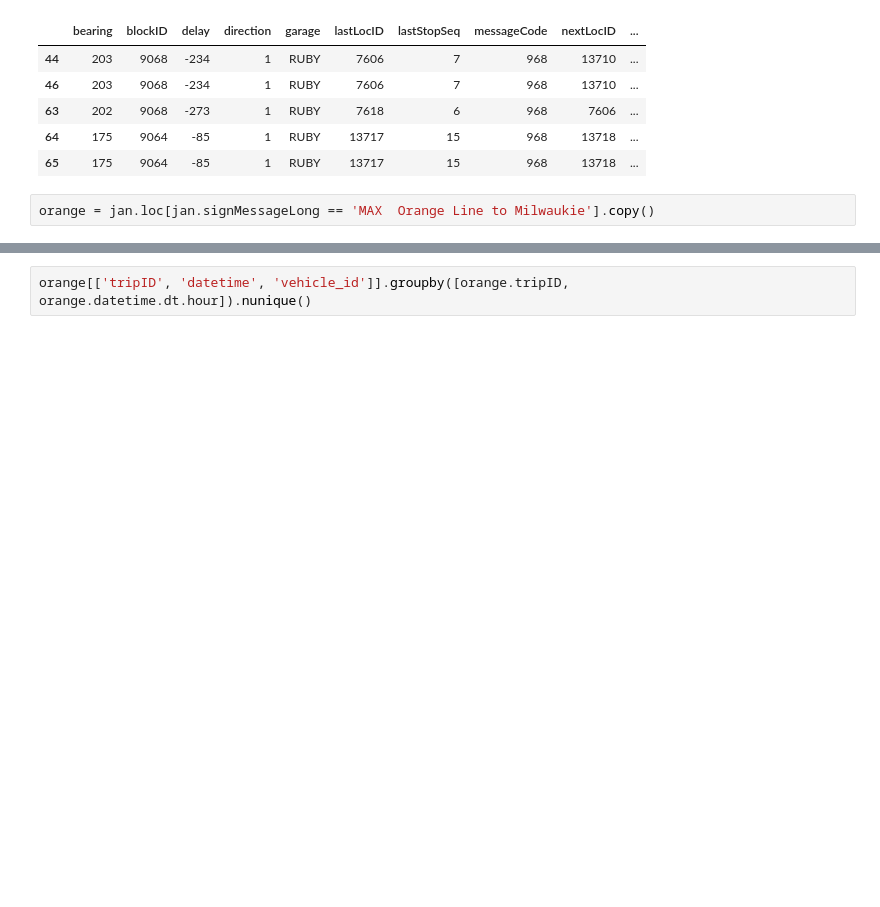
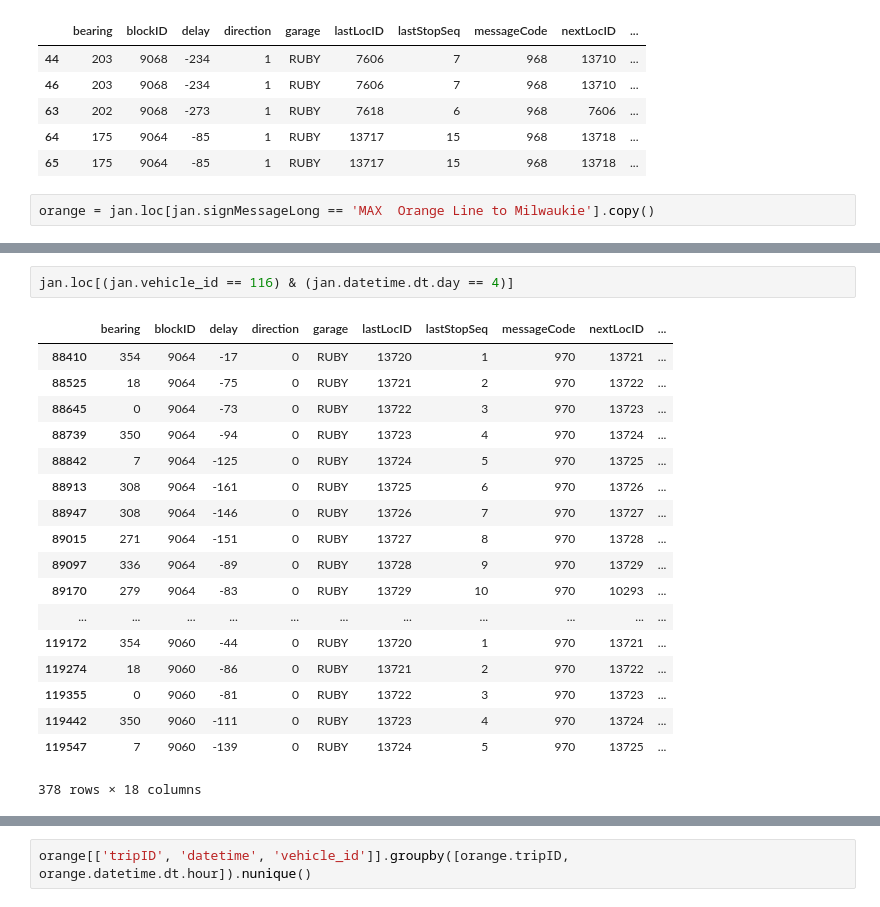
Before and after one commit to matthewgiem/Portland_TriMet, a Jupyter notebook: Orange Line.ipynb, the cells around one changed output, grey strips where cells are left out. Cells and saved outputs as stored; diff of their text form; blank space fills up the shorter version.

```diff
--- a/Orange Line.ipynb
+++ b/Orange Line.ipynb
@@ -76,0 +252,21 @@ orange = jan.loc[jan.signMessageLong == 'MAX  Orange Line to Milwaukie'].copy()
+# %%
+jan.loc[(jan.vehicle_id == 116) & (jan.datetime.dt.day == 4)]
+# %% [output]
+|  | bearing | blockID | delay | direction | garage | lastLocID | lastStopSeq | messageCode | nextLocID | ... |
+| 88410 | 354 | 9064 | -17 | 0 | RUBY | 13720 | 1 | 970 | 13721 | ... |
+| 88525 | 18 | 9064 | -75 | 0 | RUBY | 13721 | 2 | 970 | 13722 | ... |
+| 88645 | 0 | 9064 | -73 | 0 | RUBY | 13722 | 3 | 970 | 13723 | ... |
+| 88739 | 350 | 9064 | -94 | 0 | RUBY | 13723 | 4 | 970 | 13724 | ... |
+| 88842 | 7 | 9064 | -125 | 0 | RUBY | 13724 | 5 | 970 | 13725 | ... |
+| 88913 | 308 | 9064 | -161 | 0 | RUBY | 13725 | 6 | 970 | 13726 | ... |
+| 88947 | 308 | 9064 | -146 | 0 | RUBY | 13726 | 7 | 970 | 13727 | ... |
+| 89015 | 271 | 9064 | -151 | 0 | RUBY | 13727 | 8 | 970 | 13728 | ... |
+| 89097 | 336 | 9064 | -89 | 0 | RUBY | 13728 | 9 | 970 | 13729 | ... |
+| 89170 | 279 | 9064 | -83 | 0 | RUBY | 13729 | 10 | 970 | 10293 | ... |
+| ... | ... | ... | ... | ... | ... | ... | ... | ... | ... | ... |
+| 119172 | 354 | 9060 | -44 | 0 | RUBY | 13720 | 1 | 970 | 13721 | ... |
+| 119274 | 18 | 9060 | -86 | 0 | RUBY | 13721 | 2 | 970 | 13722 | ... |
+| 119355 | 0 | 9060 | -81 | 0 | RUBY | 13722 | 3 | 970 | 13723 | ... |
+| 119442 | 350 | 9060 | -111 | 0 | RUBY | 13723 | 4 | 970 | 13724 | ... |
+| 119547 | 7 | 9060 | -139 | 0 | RUBY | 13724 | 5 | 970 | 13725 | ... |
+378 rows × 18 columns
```
Also changed, not shown: parts of 16 cells of this notebook.
